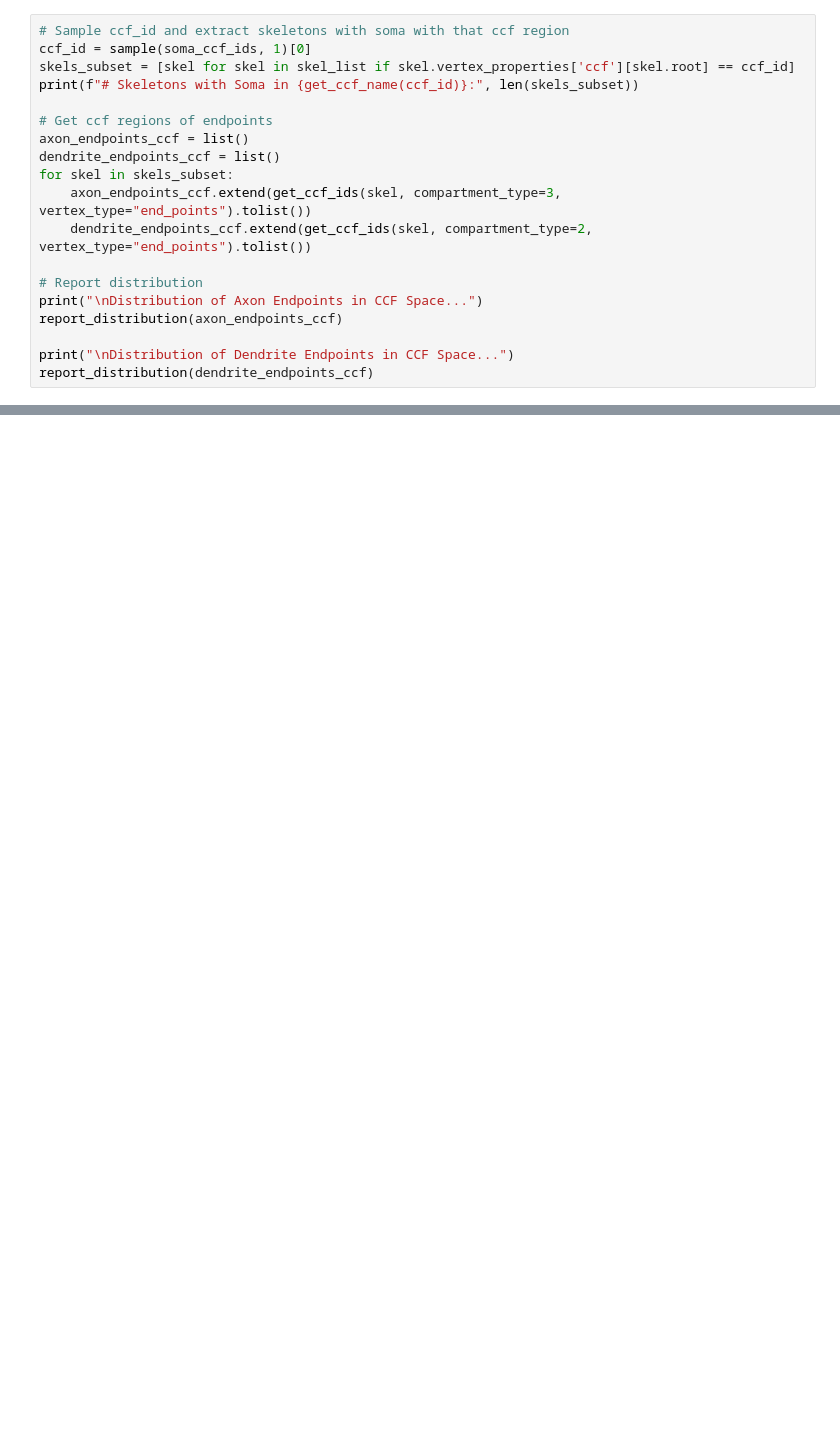
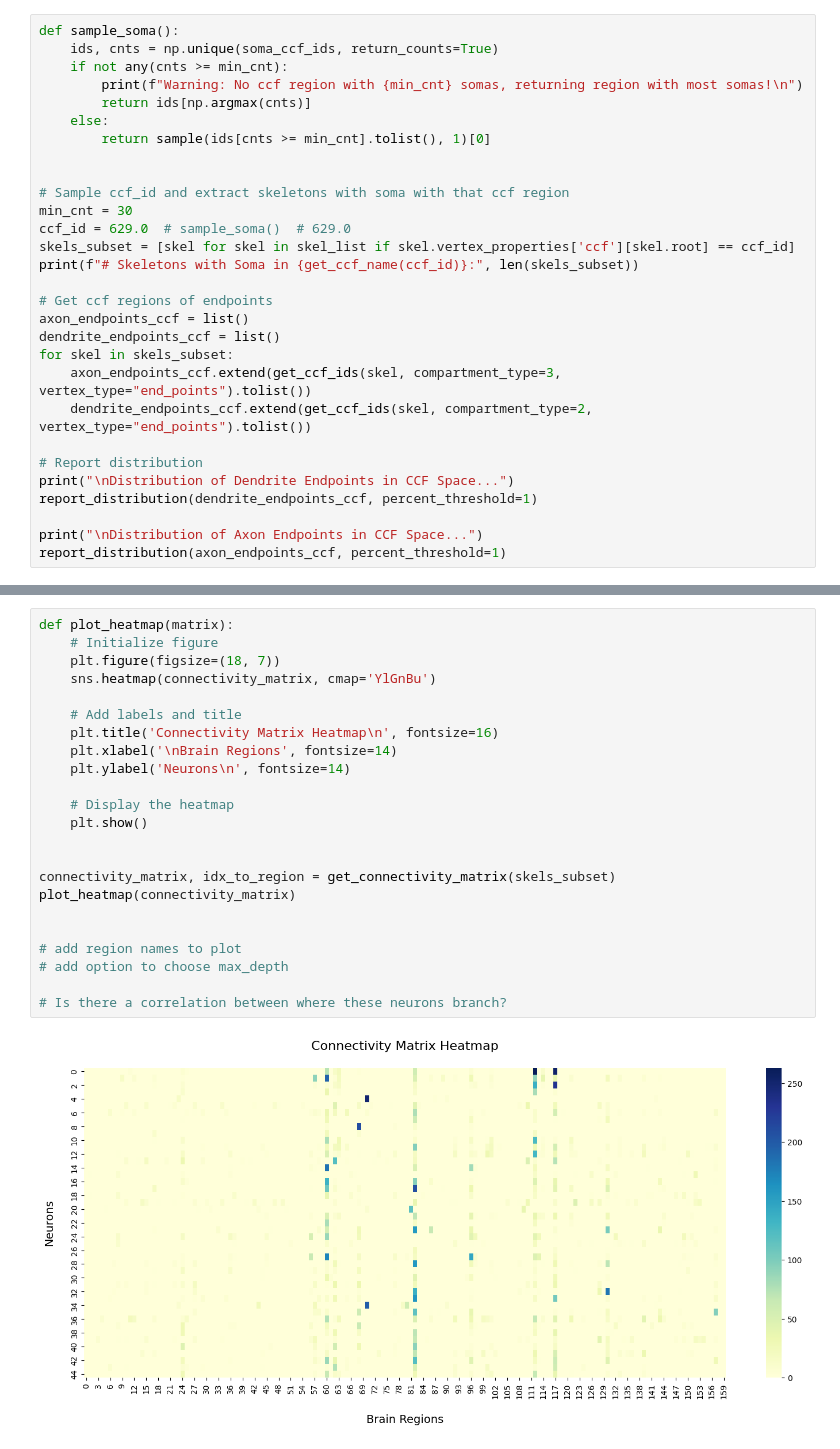
Before and after one commit to JEElsner/SWDB_2024_Anatomy, a Jupyter notebook: code/Notebook 2 - LM Connectivity.ipynb, the cells around one changed output, grey strips where cells are left out. Cells and saved outputs as stored; diff of their text form; blank space fills up the shorter version.

```diff
--- a/code/Notebook 2 - LM Connectivity.ipynb
+++ b/code/Notebook 2 - LM Connectivity.ipynb
@@ -246,6 +338,16 @@ ValueError: can only convert an array of size 1 to a Python scalar
 # %%
+def sample_soma():
+    ids, cnts = np.unique(soma_ccf_ids, return_counts=True)
+    if not any(cnts >= min_cnt):
+        print(f"Warning: No ccf region with {min_cnt} somas, returning region with most somas!\n")
+        return ids[np.argmax(cnts)]
+    else:
+        return sample(ids[cnts >= min_cnt].tolist(), 1)[0]
+
+
 # Sample ccf_id and extract skeletons with soma with that ccf region
-ccf_id = sample(soma_ccf_ids, 1)[0]
+min_cnt = 30
+ccf_id = 629.0  # sample_soma()  # 629.0
 skels_subset = [skel for skel in skel_list if skel.vertex_properties['ccf'][skel.root] == ccf_id]
 print(f"# Skeletons with Soma in {get_ccf_name(ccf_id)}:", len(skels_subset))
 
@@ -257,9 +359,9 @@ for skel in skels_subset:
     dendrite_endpoints_ccf.extend(get_ccf_ids(skel, compartment_type=2, vertex_type="end_points").tolist())
 
 # Report distribution
+print("\nDistribution of Dendrite Endpoints in CCF Space...")
+report_distribution(dendrite_endpoints_ccf, percent_threshold=1)
+
 print("\nDistribution of Axon Endpoints in CCF Space...")
-report_distribution(axon_endpoints_ccf)
-
-print("\nDistribution of Dendrite Endpoints in CCF Space...")
-report_distribution(dendrite_endpoints_ccf)
+report_distribution(axon_endpoints_ccf, percent_threshold=1)
 # %% [output]
@@ -266,0 +399,25 @@ ValueError: ('Lengths must match to compare', (1327,), (1,))
+# %%
+def plot_heatmap(matrix):
+    # Initialize figure
+    plt.figure(figsize=(18, 7))
+    sns.heatmap(connectivity_matrix, cmap='YlGnBu')
+
+    # Add labels and title
+    plt.title('Connectivity Matrix Heatmap\n', fontsize=16)
+    plt.xlabel('\nBrain Regions', fontsize=14)
+    plt.ylabel('Neurons\n', fontsize=14)
+
+    # Display the heatmap
+    plt.show()
+
+
+connectivity_matrix, idx_to_region = get_connectivity_matrix(skels_subset)
+plot_heatmap(connectivity_matrix)
+
+
+# add region names to plot
+# add option to choose max_depth
+
+# Is there a correlation between where these neurons branch?
+# %% [output]
+[figure, added]
```
Also changed, not shown: parts of 50 cells of this notebook, 5 other files.
